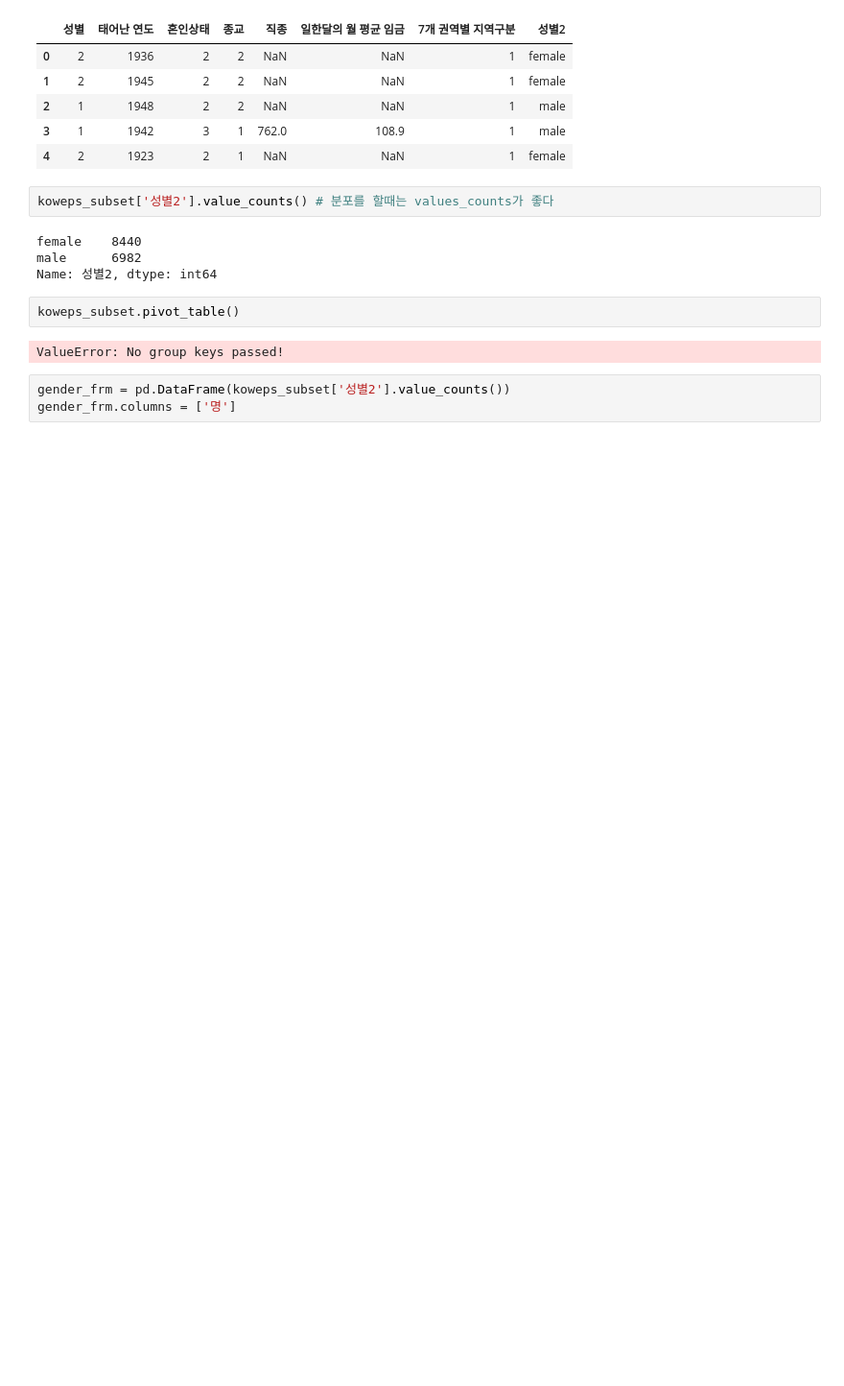
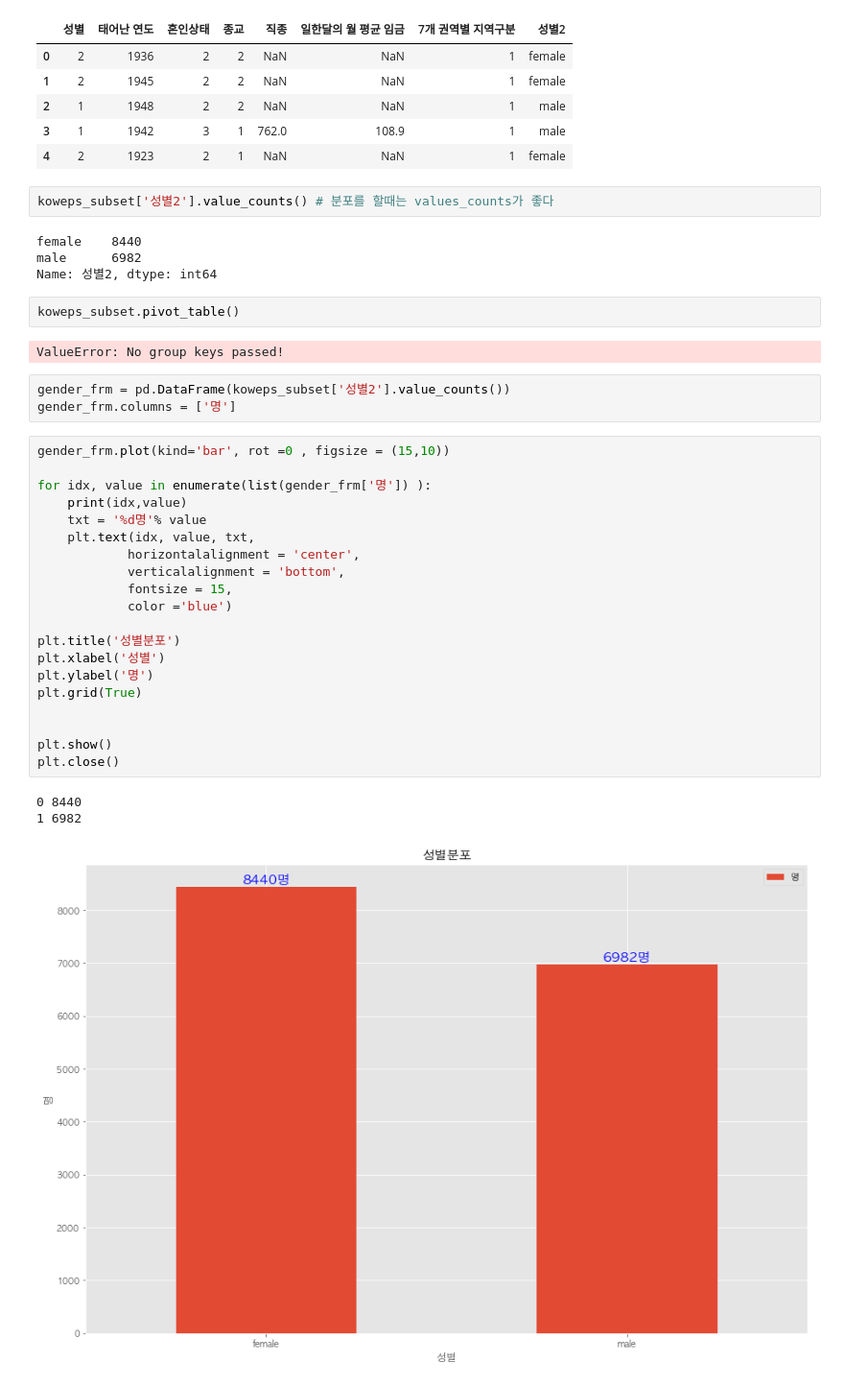
Before and after one commit to JaewooJason/Daily_Practice, a Jupyter notebook: 2022_AI_Visualization[02].ipynb, the cells around one changed output. Shown at 96% size. Cells and saved outputs as stored; diff of their text form; blank space fills up the shorter version.

```diff
--- a/2022_AI_Visualization[02].ipynb
+++ b/2022_AI_Visualization[02].ipynb
@@ -394,3 +394,27 @@ ValueError: No group keys passed!
 # %%
 gender_frm = pd.DataFrame(koweps_subset['성별2'].value_counts())
 gender_frm.columns = ['명']
+# %%
+gender_frm.plot(kind='bar', rot =0 , figsize = (15,10))
+
+for idx, value in enumerate(list(gender_frm['명']) ):
+    print(idx,value)
+    txt = '%d명'% value
+    plt.text(idx, value, txt,
+            horizontalalignment = 'center',
+            verticalalignment = 'bottom',
+            fontsize = 15,
+            color ='blue')
+
+plt.title('성별분포')
+plt.xlabel('성별')
+plt.ylabel('명')
+plt.grid(True)
+
+
+plt.show()
+plt.close()
+# %% [output]
+0 8440
+1 6982
+[figure, added]
```
